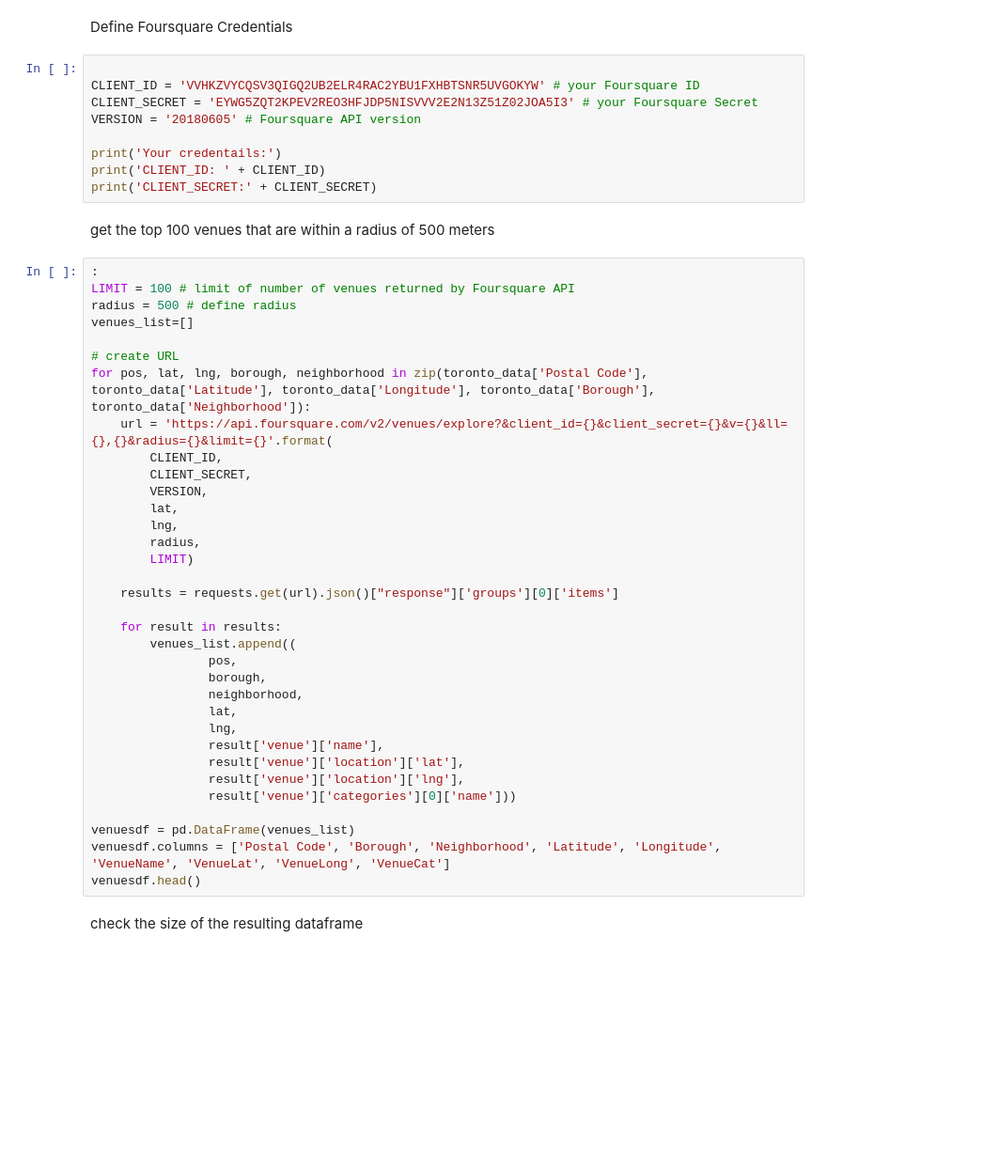
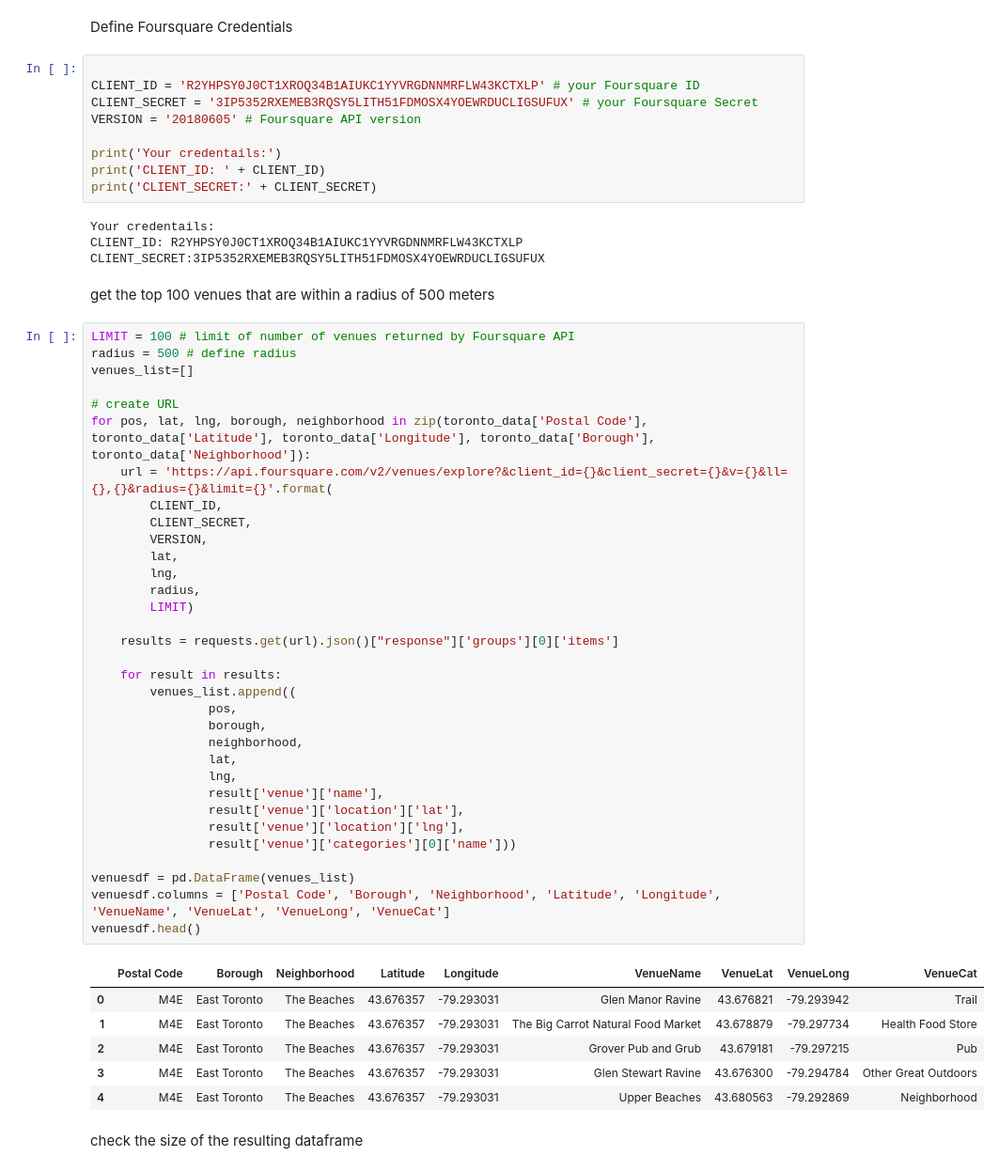
Before and after one commit to yanjiang888/Coursera_Capstone, a Jupyter notebook: Clustering_Toronto_Neighborhood.ipynb, the cells around one changed output. Shown: that part at 94% size. Cells and saved outputs as stored; diff of their text form; blank space fills up the shorter version.

```diff
--- a/Clustering_Toronto_Neighborhood.ipynb
+++ b/Clustering_Toronto_Neighborhood.ipynb
@@ -150,49 +193,59 @@ map_toronto2
 Define Foursquare Credentials
 # %%
 
-CLIENT_ID = 'VVHKZVYCQSV3QIGQ2UB2ELR4RAC2YBU1FXHBTSNR5UVGOKYW' # your Foursquare ID
-CLIENT_SECRET = 'EYWG5ZQT2KPEV2REO3HFJDP5NISVVV2E2N13Z51Z02JOA5I3' # your Foursquare Secret
+CLIENT_ID = 'R2YHPSY0J0CT1XROQ34B1AIUKC1YYVRGDNNMRFLW43KCTXLP' # your Foursquare ID
+CLIENT_SECRET = '3IP5352RXEMEB3RQSY5LITH51FDMOSX4YOEWRDUCLIGSUFUX' # your Foursquare Secret
 VERSION = '20180605' # Foursquare API version
 
 print('Your credentails:')
 print('CLIENT_ID: ' + CLIENT_ID)
 print('CLIENT_SECRET:' + CLIENT_SECRET)
+# %% [output]
+Your credentails:
+CLIENT_ID: R2YHPSY0J0CT1XROQ34B1AIUKC1YYVRGDNNMRFLW43KCTXLP
+CLIENT_SECRET:3IP5352RXEMEB3RQSY5LITH51FDMOSX4YOEWRDUCLIGSUFUX
 # %% [markdown]
 get the top 100 venues that are within a radius of 500 meters
 # %%
-:
 LIMIT = 100 # limit of number of venues returned by Foursquare API
 radius = 500 # define radius
 venues_list=[]
 
 # create URL
 for pos, lat, lng, borough, neighborhood in zip(toronto_data['Postal Code'], toronto_data['Latitude'], toronto_data['Longitude'], toronto_data['Borough'], toronto_data['Neighborhood']):
     url = 'https://api.foursquare.com/v2/venues/explore?&client_id={}&client_secret={}&v={}&ll={},{}&radius={}&limit={}'.format(
         CLIENT_ID,
         CLIENT_SECRET,
         VERSION,
         lat,
         lng,
         radius,
         LIMIT)
 
     results = requests.get(url).json()["response"]['groups'][0]['items']
 
     for result in results:
         venues_list.append((
                 pos,
                 borough,
                 neighborhood,
                 lat,
                 lng,
                 result['venue']['name'],
                 result['venue']['location']['lat'],
                 result['venue']['location']['lng'],
                 result['venue']['categories'][0]['name']))
 
 venuesdf = pd.DataFrame(venues_list)
 venuesdf.columns = ['Postal Code', 'Borough', 'Neighborhood', 'Latitude', 'Longitude', 'VenueName', 'VenueLat', 'VenueLong', 'VenueCat']
 venuesdf.head()
+# %% [output]
+|  | Postal Code | Borough | Neighborhood | Latitude | Longitude | VenueName | VenueLat | VenueLong | VenueCat |
+| 0 | M4E | East Toronto | The Beaches | 43.676357 | -79.293031 | Glen Manor Ravine | 43.676821 | -79.293942 | Trail |
+| 1 | M4E | East Toronto | The Beaches | 43.676357 | -79.293031 | The Big Carrot Natural Food Market | 43.678879 | -79.297734 | Health Food Store |
+| 2 | M4E | East Toronto | The Beaches | 43.676357 | -79.293031 | Grover Pub and Grub | 43.679181 | -79.297215 | Pub |
+| 3 | M4E | East Toronto | The Beaches | 43.676357 | -79.293031 | Glen Stewart Ravine | 43.676300 | -79.294784 | Other Great Outdoors |
+| 4 | M4E | East Toronto | The Beaches | 43.676357 | -79.293031 | Upper Beaches | 43.680563 | -79.292869 | Neighborhood |
 # %% [markdown]
 check the size of the resulting dataframe
 # %%
```
Also changed, not shown: parts of 24 cells of this notebook.
